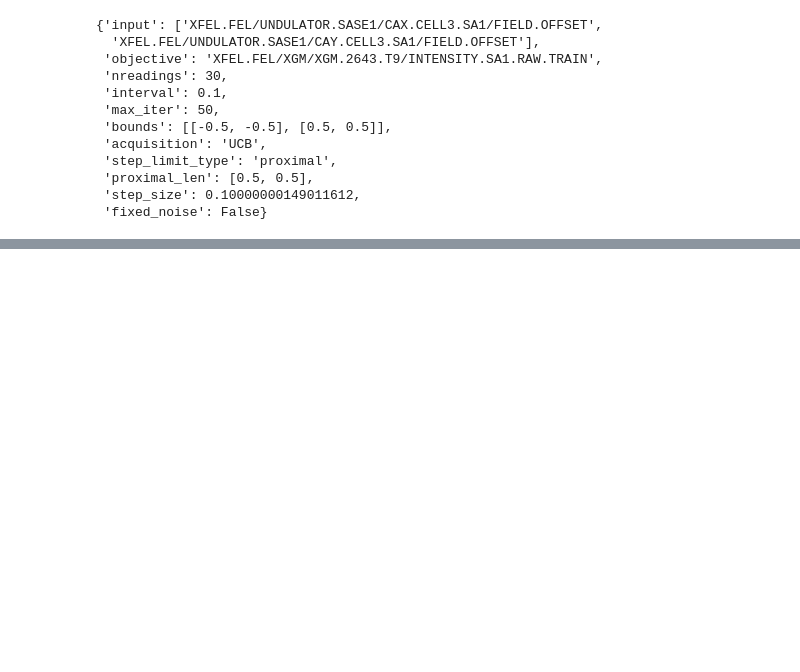
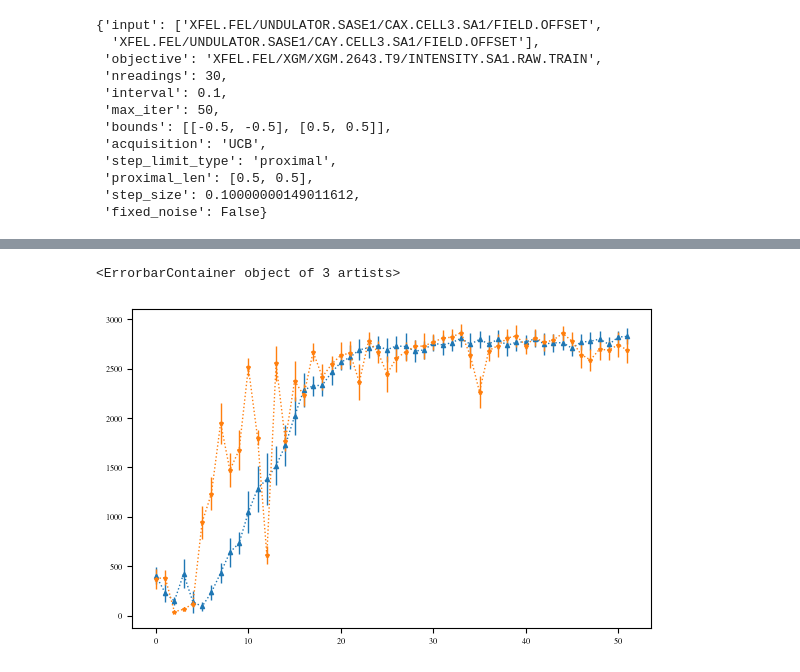
Before and after one commit to cr-xu/bo-4-euxfel, a Jupyter notebook: analyse/2d_progress.ipynb, the cells around one changed output, grey strips where cells are left out. Drawn from its saved outputs; the diff is of its cells as text; code cells hidden in the pictures; blank space fills up the shorter version.

```diff
--- a/analyse/2d_progress.ipynb
+++ b/analyse/2d_progress.ipynb
@@ -98,0 +98,7 @@ fig.savefig("../plots/2d_progress.pdf", bbox_inches="tight")
+# %%
+# try error bar
+plt.errorbar(np.arange(y_len), y=bodata["Y"][:y_len],yerr=bodata["Y_std"][:y_len], ls=":", lw=1, marker="^", markersize=3, label="BO")
+plt.errorbar(np.arange(y_len), y=simplexdata["Y"], yerr=simplexdata["Y_std"],ls=":", lw=1, marker="*", markersize=3, label="Simplex")
+# %% [output]
+<ErrorbarContainer object of 3 artists>
+[figure, added]
```
Also changed, not shown: parts of 2 cells of this notebook, 6 other files.
